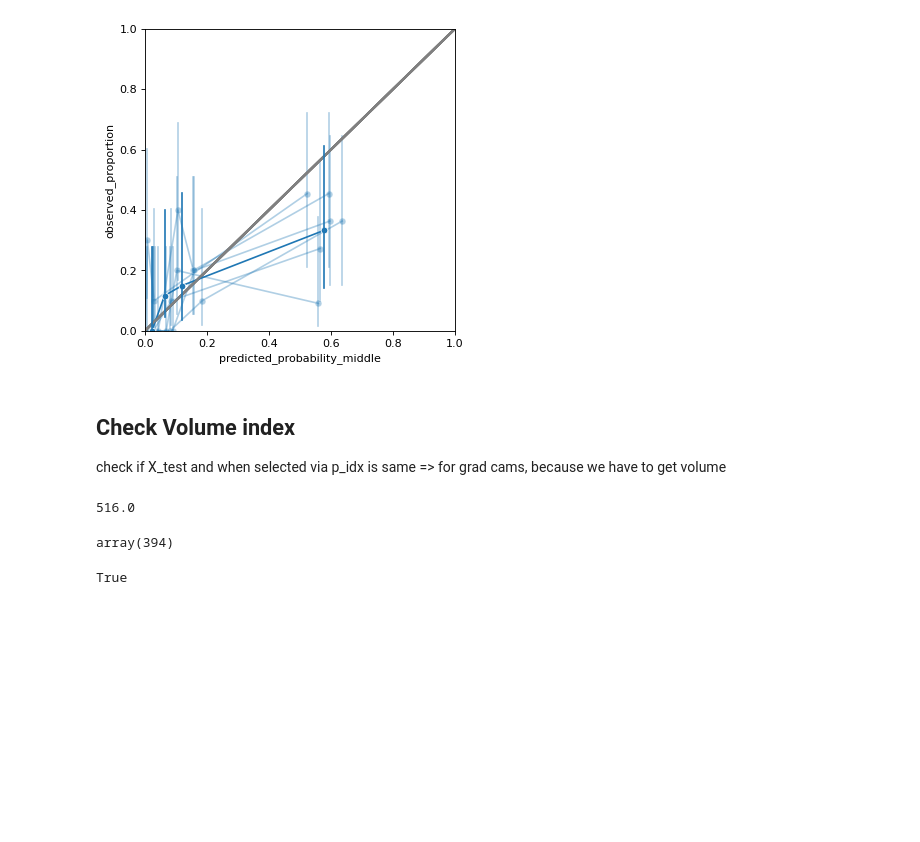
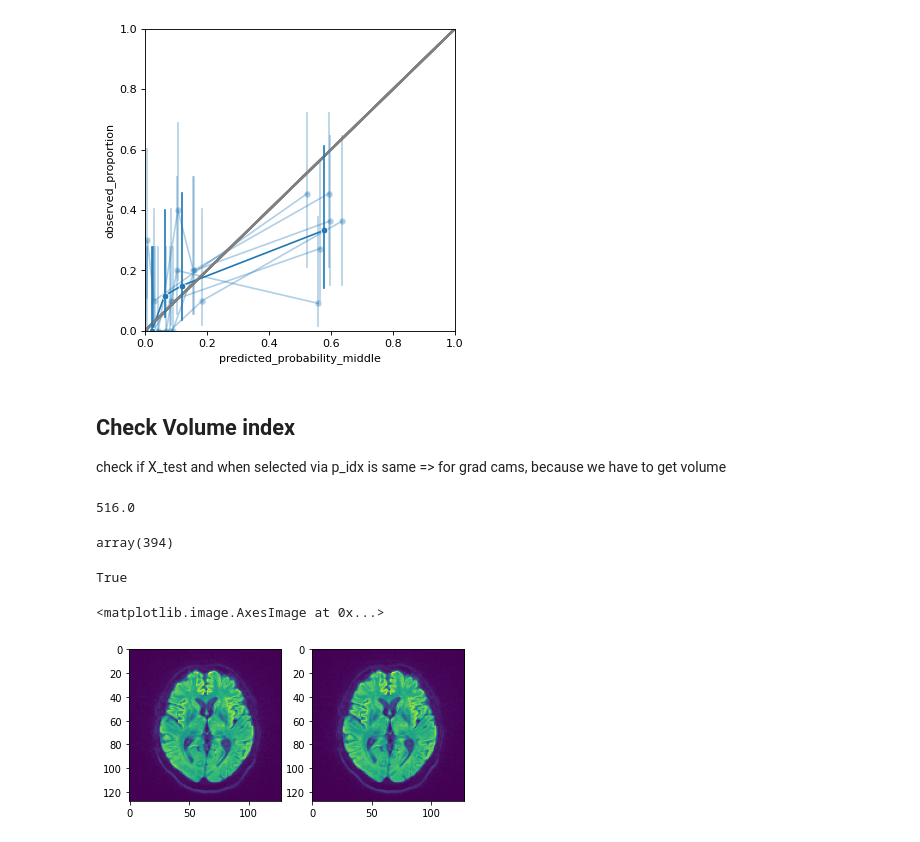
Before and after one commit to NorDar/explainable_AI, a Jupyter notebook: Result_Assembly.ipynb, the cells around one changed output. Saved outputs shown, nothing was run; the diff lists cells and outputs as text; code cells hidden in the pictures; blank space fills up the shorter version.

```diff
--- a/Result_Assembly.ipynb
+++ b/Result_Assembly.ipynb
@@ -344,9 +357,8 @@ for i, results in enumerate(results_list):
     roc_auc = metrics.auc(fpr, tpr)
 
     # Calc Acc
-    y_pred_label = results["y_pred_class"]
     print("Accuracy to beat: " + str(1 - np.mean(y_org)))
-    print("Accuracy: " + str(np.mean(y_pred_label == y_org)))
+    print("Accuracy: " + str(np.mean(y_pred == y_org)))
 
     print("Spezifität: ", 1-fpr[1])
     print("Sensitivität: ", tpr[1])
@@ -685,8 +715,7 @@ hlp.cal_plot(all_cal_plot_datas, "predicted_probability_middle", "observed_propo
 
 check if X_test and when selected via p_idx is same => for grad cams, because we have to get volume
 # %%
-with h5py.File(img_path, "r") as h5:
-# with h5py.File(IMG_DIR2 + 'dicom-3d.h5', "r") as h5:
+with h5py.File("/tf/notebooks/hezo/stroke_zurich/data/dicom_2d_192x192x3_clean_interpolated_18_02_2021_preprocessed2.h5", "r") as h5:
 # both images are the same
     X_in = h5["X"][:]
     Y_img = h5["Y_img"][:]
@@ -702,6 +731,15 @@ np.argwhere(pat == results.p_id[index]).squeeze()
 # %% [output]
 array(394)
 # %%
-np.allclose(X_test[index].astype("float64"), X_in[np.argwhere(pat == results.p_id[index]).squeeze()].astype("float64"))
+im1 = X_test[index].astype("float64")
+im2 = X_in[np.argwhere(pat == results.p_id.array[index]).squeeze()].astype("float64")
+np.allclose(im1, im2)
 # %% [output]
 True
+# %%
+fig, (ax1, ax2) = plt.subplots(1,2)
+ax1.imshow(im1[:,:,14])
+ax2.imshow(im2[:,:,14])
+# %% [output]
+<matplotlib.image.AxesImage at 0x...>
+[figure, added]
```
Also changed, not shown: parts of 24 cells of this notebook, 3 other files.
